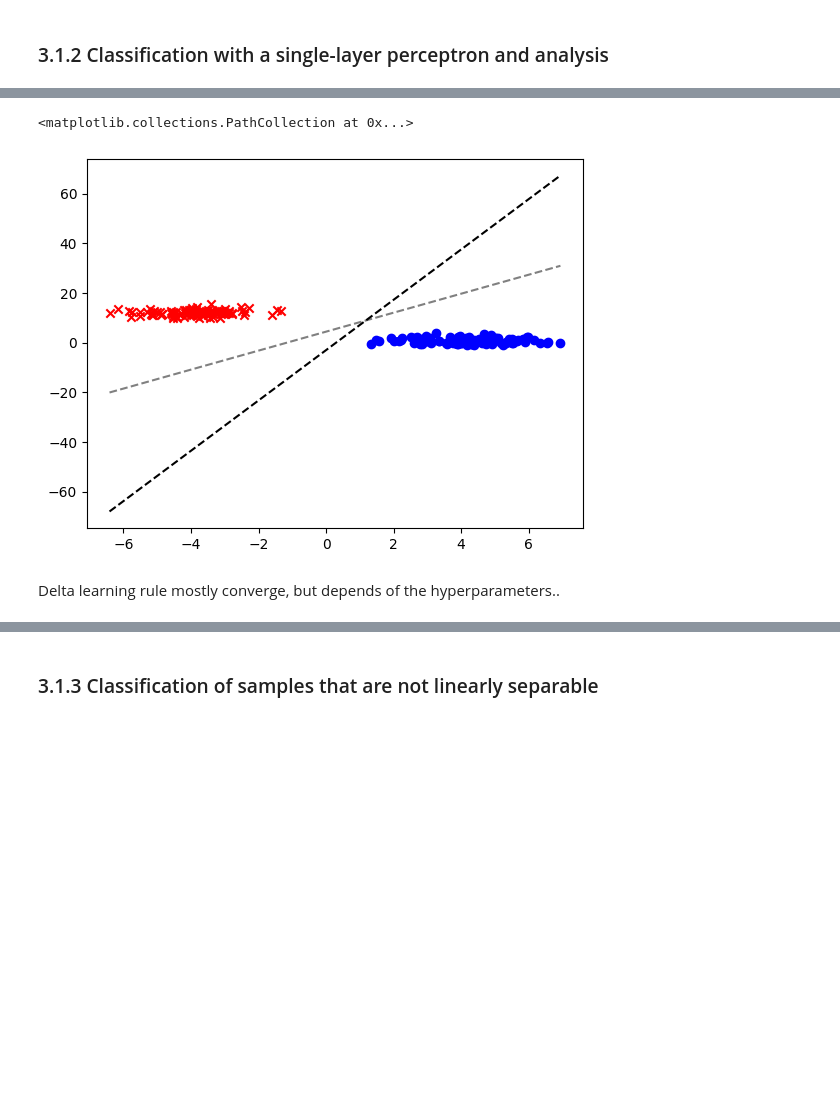
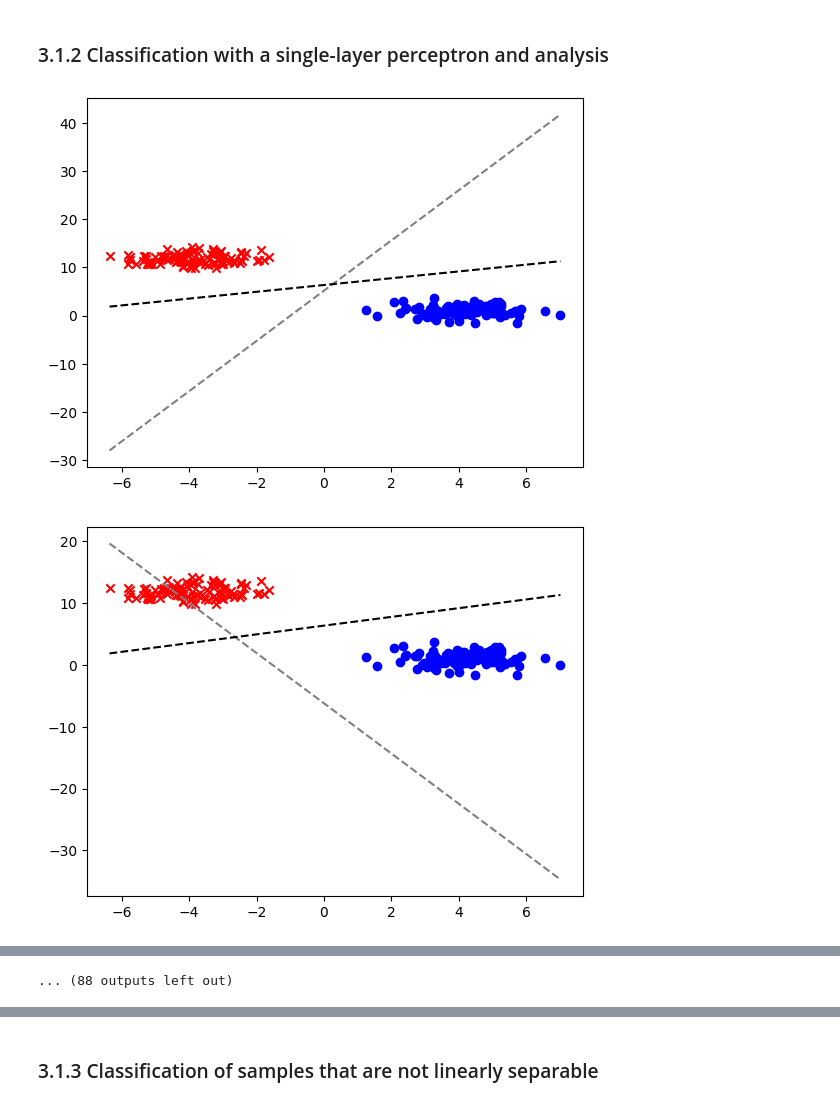
Before and after one commit to Seyoooo/ANNandDAlabs, a Jupyter notebook: lab1acopyJULIEN.ipynb, the cells around one changed output, grey strips where cells are left out. Drawn from its saved outputs; the diff is of its cells as text; code cells hidden in the pictures; blank space fills up the shorter version.

Commit message:
few tests

```diff
--- a/lab1acopyJULIEN.ipynb
+++ b/lab1acopyJULIEN.ipynb
@@ -36,8 +36,8 @@ plt.scatter(b[:, 0], b[:, 1], c='r', label='b', marker='x')
 # %% [markdown]
 ### 3.1.2 Classification with a single-layer perceptron and analysis
 # %%
-learning_rate = 0.0001
-epochs = 200
+learning_rate = 0.001
+epochs = 2000
 # %%
 # Functions for Perceptron learning and delta learning rule
 # learning rate and epochs are global variables
@@ -77,39 +77,40 @@ def delta_learning(dataset, weights, batch_size):
 # %%
 # Question 1 : Apply and compare perceptron learning with the delta learning rule in
 # online (sequential) mode on the generated dataset. Adjust the learning
 # rate and study the convergence of the two algorithms.
+for _ in range(100):
+    weights_pl = np.random.rand(3)
+    weights_dlr = np.copy(weights_pl)
+    xmin = min(dataset[:,0])
+    xmax = max(dataset[:,0])
+    x = np.linspace(xmin, xmax, 20)
 
-weights_pl = np.random.rand(3)
-weight_test = np.copy(weights_pl)
-weights_dlr = np.copy(weights_pl)
+    # Online mode
+    batch_size = 1
 
-xmin = min(dataset[:,0])
-xmax = max(dataset[:,0])
-x = np.linspace(xmin, xmax, 20)
+    ### Perceptron learning
 
-# Online mode
-batch_size = 1
+    weights_pl = perceptron_learning(dataset, weights_pl, batch_size)
+    y = (weights_pl[2] - weights_pl[0] * x) / weights_pl[1]
 
-### Perceptron learning
+    plt.plot(x, y, c='grey', linestyle='--')
 
-weights_pl = perceptron_learning(dataset, weights_pl, batch_size)
-y = (weights_pl[2] - weights_pl[0] * x) / weights_pl[1]
+    ### Delta learning rule
 
-plt.plot(x, y, c='grey', linestyle='--')
+    # ground truth in {-1, 1}
+    dataset_symetric = np.copy(dataset)
+    dataset_symetric[:,3] = 2 * (dataset_symetric[:,3] - 0.5)
 
-### Delta learning rule
+    weights_dlr = delta_learning(dataset_symetric, weights_dlr, batch_size)
 
-# ground truth in {-1, 1}
-dataset_symetric = np.copy(dataset)
-dataset_symetric[:,3] = 2 * (dataset_symetric[:,3] - 0.5)
+    y = (-weights_dlr[2] - weights_dlr[0] * x) / weights_dlr[1]
 
-weight_test = delta_learning(dataset_symetric, weight_test, batch_size)
+    plt.plot(x, y, c='black', linestyle='--')
 
-y = (weight_test[2] - weight_test[0] * x) / weight_test[1]
-
-plt.plot(x, y, c='black', linestyle='--')
-
-# Plot of dataset
-plt.scatter(a[:, 0], a[:, 1], c='b', label='a', marker='o')
-plt.scatter(b[:, 0], b[:, 1], c='r', label='b', marker='x')
+    # Plot of dataset
+    plt.scatter(a[:, 0], a[:, 1], c='b', label='a', marker='o')
+    plt.scatter(b[:, 0], b[:, 1], c='r', label='b', marker='x')
+    plt.show()
 # %% [output]
+[figure, new version]
+[figure, added]
@@ -116,4 +127 @@ plt.scatter(b[:, 0], b[:, 1], c='r', label='b', marker='x')
-<matplotlib.collections.PathCollection at 0x...>
+... (88 outputs left out)
-[figure, old version]
-# %% [markdown]
-Delta learning rule mostly converge, but depends of the hyperparameters..
```
Also changed, not shown: parts of 6 cells of this notebook.
